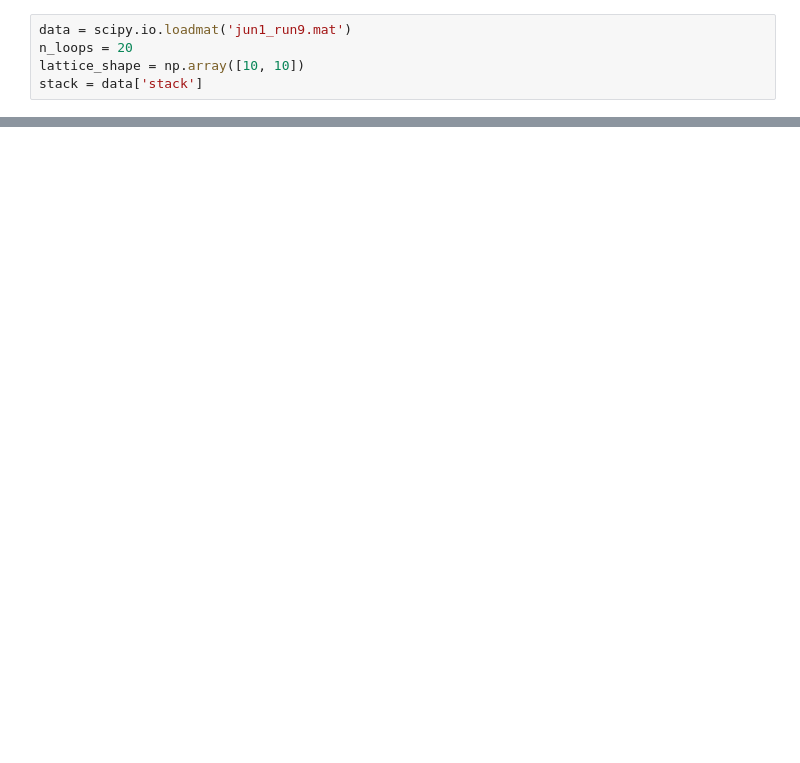
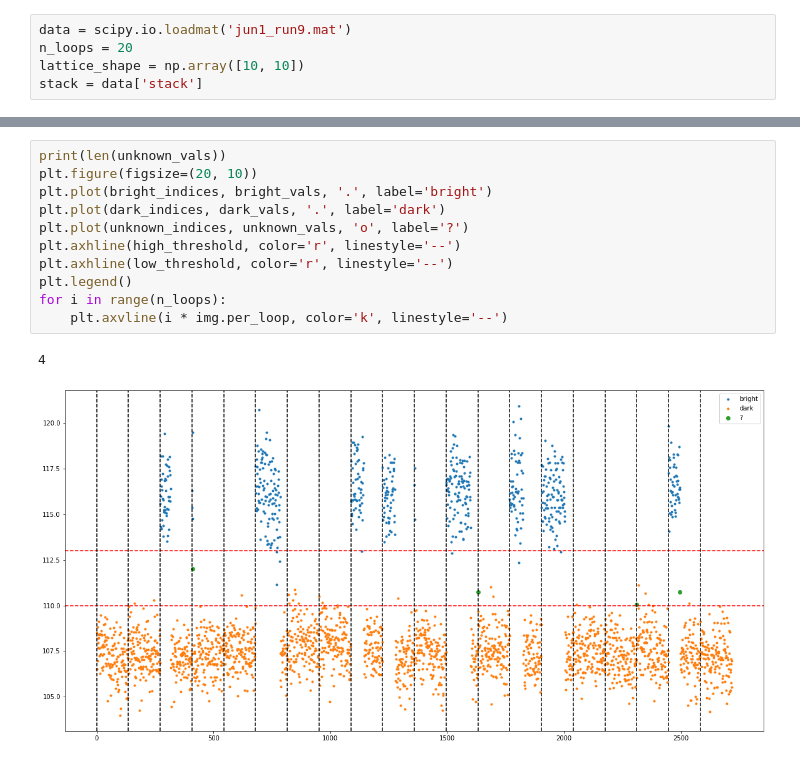
Before and after one commit to jack-mango/QURIP-thompsonlab-amo, a Jupyter notebook: ImagingSoftware/nondestructive image analysis.ipynb, the cells around one changed output, grey strips where cells are left out. Drawn from its saved outputs; the diff is of its cells as text; blank space fills up the shorter version.

```diff
--- a/ImagingSoftware/nondestructive image analysis.ipynb
+++ b/ImagingSoftware/nondestructive image analysis.ipynb
@@ -44,0 +90,14 @@ for i in range(n_loops):
+# %%
+print(len(unknown_vals))
+plt.figure(figsize=(20, 10))
+plt.plot(bright_indices, bright_vals, '.', label='bright')
+plt.plot(dark_indices, dark_vals, '.', label='dark')
+plt.plot(unknown_indices, unknown_vals, 'o', label='?')
+plt.axhline(high_threshold, color='r', linestyle='--')
+plt.axhline(low_threshold, color='r', linestyle='--')
+plt.legend()
+for i in range(n_loops):
+    plt.axvline(i * img.per_loop, color='k', linestyle='--')
+# %% [output]
+4
+[figure, added]
```
Also changed, not shown: parts of 7 cells of this notebook, 4 other files.
